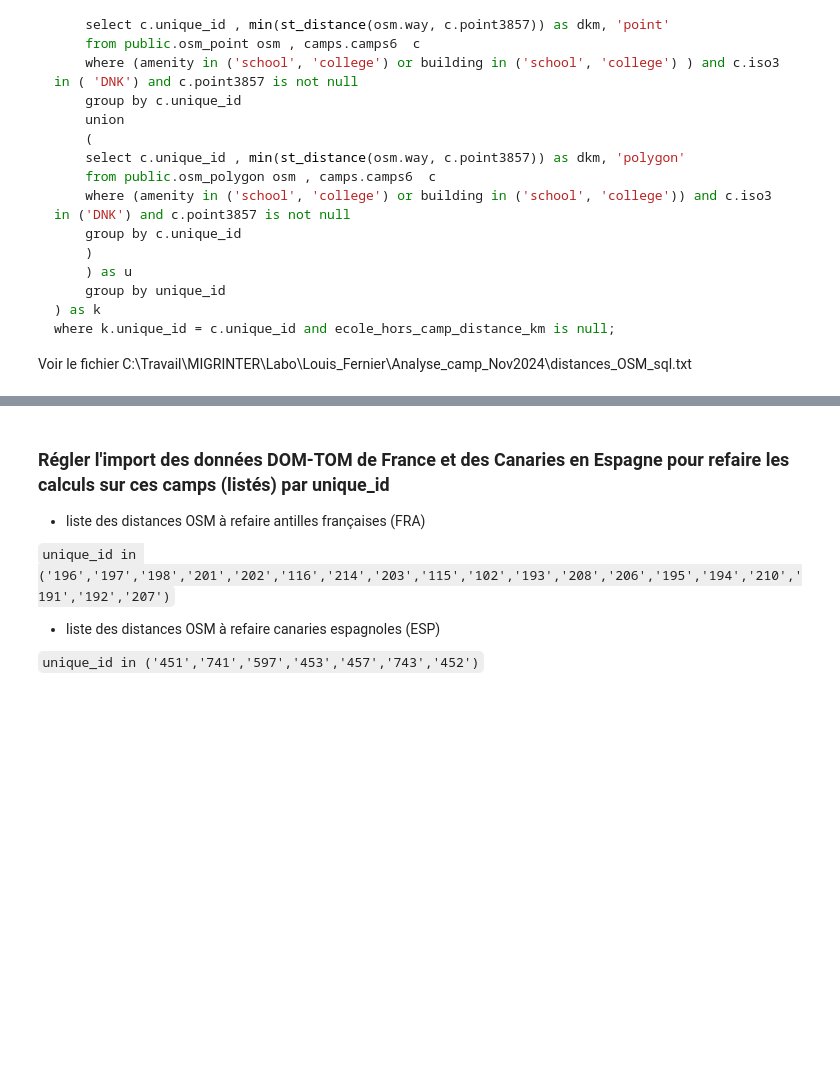
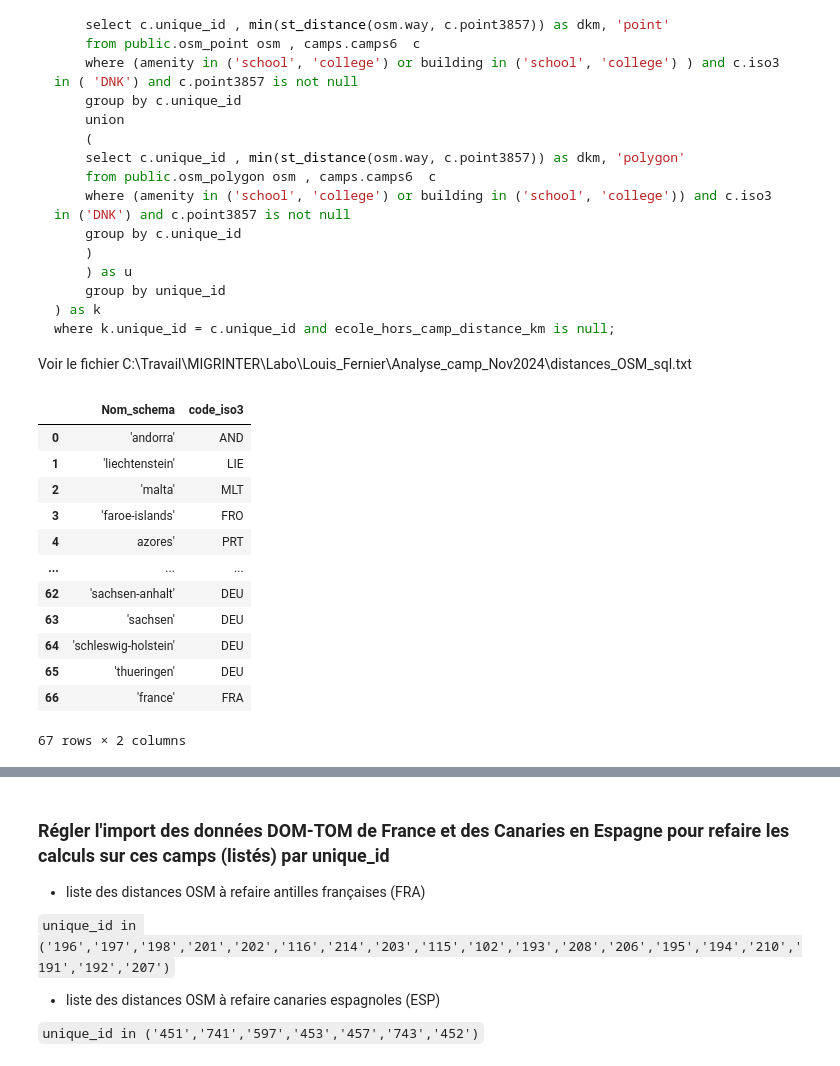
Before and after one commit to cplumejeaud/camps, a Jupyter notebook: camps.ipynb, the cells around one changed output, grey strips where cells are left out. Drawn from its saved outputs; the diff is of its cells as text; code cells hidden in the pictures; blank space fills up the shorter version.

```diff
--- a/camps.ipynb
+++ b/camps.ipynb
@@ -91,16 +104,16 @@ import psycopg2
 
 def getConnection() :
     host = 'localhost'
-    port = '8001'
+    port = '5432' #8001
     user = 'postgres'
-    password = '******'
+    password = 'postgres'
     dbname='camps_europe'
 
     options="'-c search_path=camps,public'" #The schema you want to modify, arctic_christine first, then public
 
     connectString = 'host=' + host + ' port=' + port + ' user=' + user + ' dbname=' + dbname + ' password=' + password + ' options=' + options
     #connectString = 'host=' + host + ' port=' + port + ' user=' + user + ' dbname=' + dbname + ' password=' + password
-    print(connectString)
+    #print(connectString)
 
     conn = None
     try:
@@ -308,16 +296,30 @@ Voir le fichier C:\Travail\MIGRINTER\Labo\Louis_Fernier\Analyse_camp_Nov2024\dis
 # %%
 # Lire le fichier Excel et l'onglet
 #C:\Travail\MIGRINTER\Labo\Louis_Fernier\Analyse_camp_Nov2024\
-osmsources  = pd.read_excel(open('liste_source_OSM.xlsx', 'rb'), sheet_name='schemas_code')
+osmsources  = pd.read_excel(open('liste_source_OSM-v2.xlsx', 'rb'), sheet_name='schemas_code')
 
 
 
 liste_pays  = ['andorra', 'liechtenstein', 'guernsey-jersey', 'isle-of-man', 'malta', 'faroe-islands', 'azores', 'macedonia', 'kosovo', 'cyprus', 'montenegro', 'luxembourg', 'albania', 'iceland', 'moldova', 'georgia', 'estonia', 'latvia', 'bulgaria', 'croatia', 'lithuania', 'serbia', 'hungary', 'romania', 'slovenia', 'slovakia', 'belarus', 'greece', 'ireland-and-northern-ireland', 'portugal', 'switzerland', 'monaco', 'turkey', 'finland', 'sweden', 'austria', 'ukraine', 'czech-republic', 'norway']
 for e in liste_pays:
     pays = e.replace('-', '_')
     #print(pays)
 
 osmsources
+# %% [output]
+|  | Nom_schema | code_iso3 |
+| 0 | 'andorra' | AND |
+| 1 | 'liechtenstein' | LIE |
+| 2 | 'malta' | MLT |
+| 3 | 'faroe-islands' | FRO |
+| 4 | azores' | PRT |
+| ... | ... | ... |
+| 62 | 'sachsen-anhalt' | DEU |
+| 63 | 'sachsen' | DEU |
+| 64 | 'schleswig-holstein' | DEU |
+| 65 | 'thueringen' | DEU |
+| 66 | 'france' | FRA |
+67 rows × 2 columns
 # %%
 vue_point_simple = """create or replace VIEW  public.osm_point AS
             SELECT osm_id, way, aeroway,amenity,boundary,building,highway,landuse,leisure,man_made,military,office,power,public_transport,railway,shop,waterway
```
Also changed, not shown: parts of 15 cells of this notebook.
